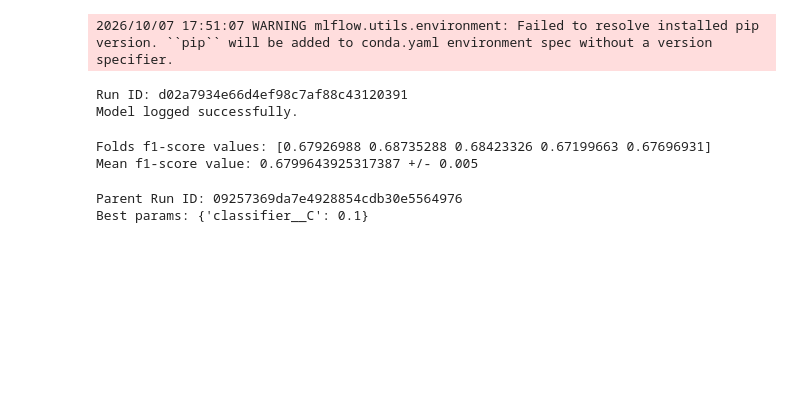
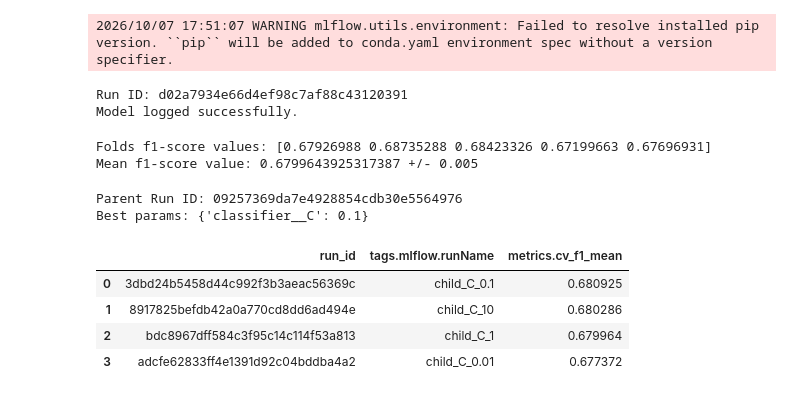
Before and after one commit to yousssef96/Income-Classification, a Jupyter notebook: notebooks/notebook.ipynb, the cells around one changed output. Saved outputs shown, nothing was run; the diff lists cells and outputs as text; code cells hidden in the pictures; blank space fills up the shorter version.

```diff
--- a/notebooks/notebook.ipynb
+++ b/notebooks/notebook.ipynb
@@ -300,3 +300,28 @@ with mlflow.start_run(run_name="parent_logreg_sweep") as parent_run:
 # %% [output]
 Parent Run ID: 09257369da7e4928854cdb30e5564976
 Best params: {'classifier__C': 0.1}
+# %%
+best_f1_runs = mlflow.search_runs(
+    experiment_ids=[experiment.experiment_id],
+    filter_string="metrics.cv_f1_mean > 0.6",
+    order_by=['metrics.cv_f1_mean DESC']
+)
+
+selected_cols = [
+    col for col in [
+        "run_id",
+        "tags.mlflow.runName",
+        "metrics.cv_f1_mean"
+    ]
+    if col in best_f1_runs.columns
+]
+
+best_f1_runs[
+    selected_cols
+].head()
+# %% [output]
+|  | run_id | tags.mlflow.runName | metrics.cv_f1_mean |
+| 0 | 3dbd24b5458d44c992f3b3aeac56369c | child_C_0.1 | 0.680925 |
+| 1 | 8917825befdb42a0a770cd8dd6ad494e | child_C_10 | 0.680286 |
+| 2 | bdc8967dff584c3f95c14c114f53a813 | child_C_1 | 0.679964 |
+| 3 | adcfe62833ff4e1391d92c04bddba4a2 | child_C_0.01 | 0.677372 |
```
Also changed, not shown: parts of 8 cells of this notebook, 1 other file.
